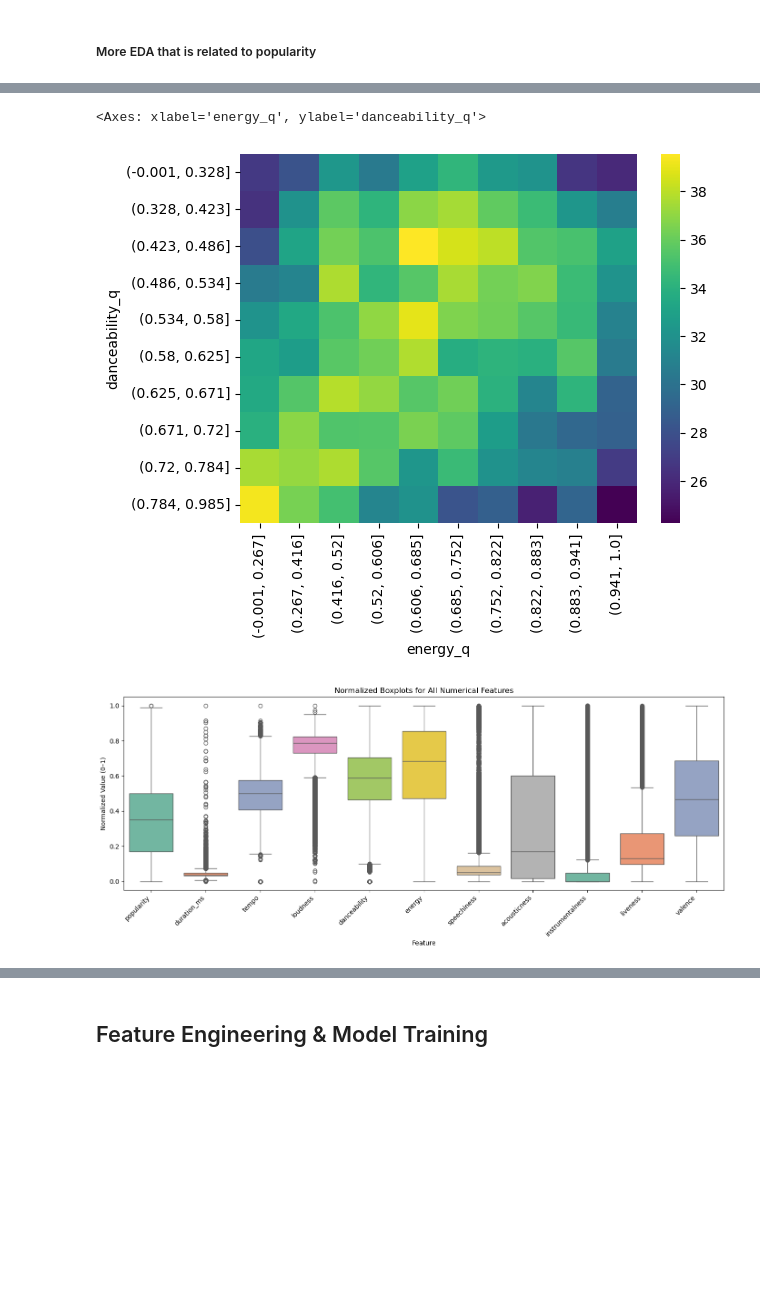
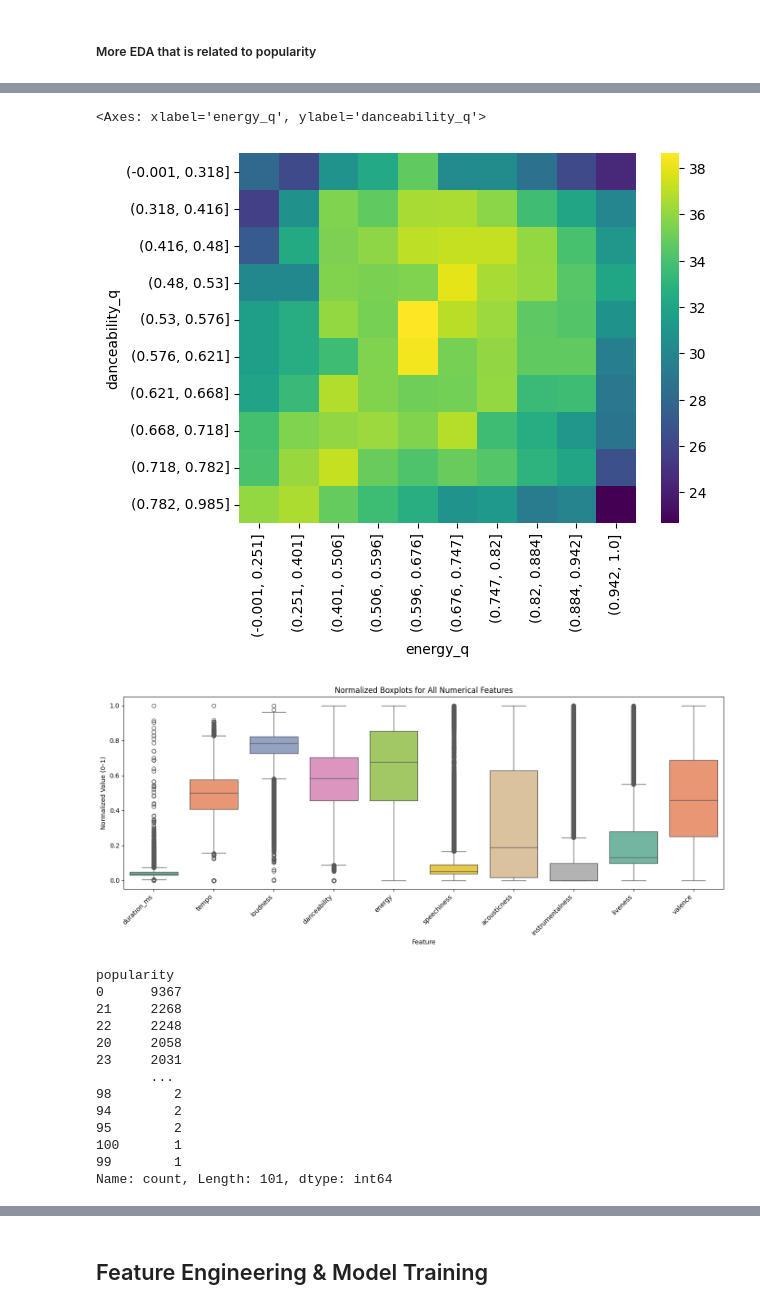
Before and after one commit to pycoder49/spotify_predictions, a Jupyter notebook: main.ipynb, the cells around one changed output, grey strips where cells are left out. Saved outputs shown, nothing was run; the diff lists cells and outputs as text; code cells hidden in the pictures; blank space fills up the shorter version.

```diff
--- a/main.ipynb
+++ b/main.ipynb
@@ -114,6 +118,8 @@ print("Loudness range:", df["loudness"].min(), "to", df["loudness"].max())
 # duplicate check
 duplicates_mask = df.duplicated(subset=["artists", "album_name", "track_name"])
 print("Number of duplicate entries based on artists, album_name, track_name:", duplicates_mask.sum())
+df = df.drop_duplicates(subset=["artists", "album_name", "track_name"])
+print(len(df))
 # %% [output]
 Popularity range: 0 to 100
 Duration range (ms): 8586 to 5237295
@@ -356,37 +363,53 @@ pivot = df.pivot_table(values="popularity", index="danceability_q", columns="ene
 sns.heatmap(pivot, cmap="viridis")
 # %% [output]
 <Axes: xlabel='energy_q', ylabel='danceability_q'>
-[figure, old version]
+[figure, new version]
 # %%
 #Average popularity per artist
 artist_pop = df.groupby("artists")["popularity"].mean()
 # %%
 #normalize numerical columns
 from sklearn.preprocessing import MinMaxScaler
 
 scaler = MinMaxScaler()
 df_norm = df.copy()
+numerical_columns.pop(0)
 df_norm[numerical_columns] = scaler.fit_transform(df[numerical_columns])
-
 plt.figure(figsize=(14, 6))
 
 df_melted = df_norm[numerical_columns].melt(var_name="Feature", value_name="Normalized")
 sns.boxplot(
     data=df_melted,
     x="Feature",
     y="Normalized",
     hue="Feature",
     palette="Set2",
     dodge=False
 )
 plt.xticks(rotation=45, ha="right")
 plt.title("Normalized Boxplots for All Numerical Features")
 plt.ylabel("Normalized Value (0–1)")
 plt.xlabel("Feature")
 plt.tight_layout()
 plt.show()
+
+
+print(df_norm["popularity"].value_counts())
 # %% [output]
-[figure, old version]
+[figure, new version]
+popularity
+0      9367
+21     2268
+22     2248
+20     2058
+23     2031
+       ...
+98        2
+94        2
+95        2
+100       1
+99        1
+Name: count, Length: 101, dtype: int64
 # %%
 plt.figure(figsize=(10, 5))
 sns.histplot(df['popularity'], bins=30, kde=True, color='skyblue')
```
Also changed, not shown: parts of 25 cells of this notebook.
